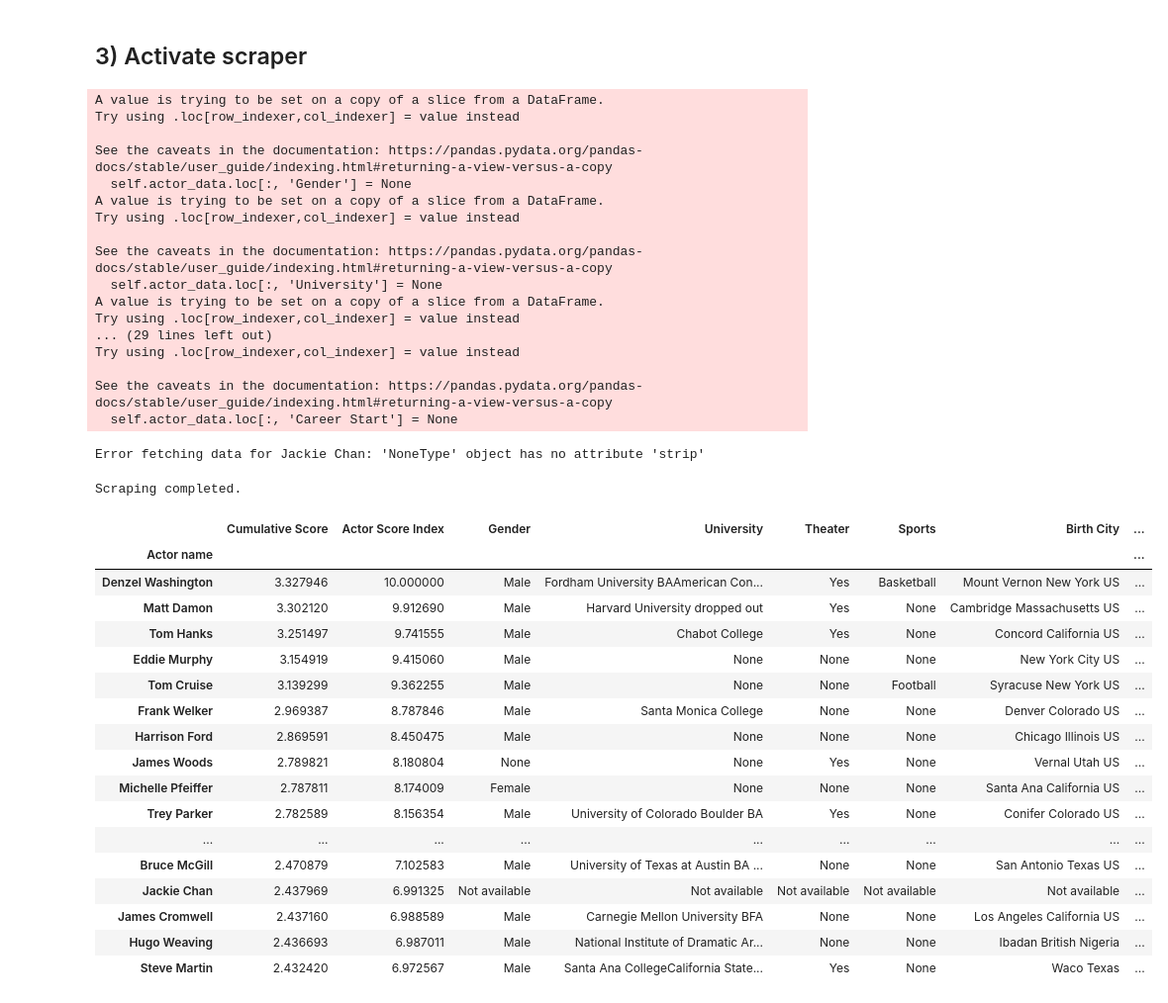
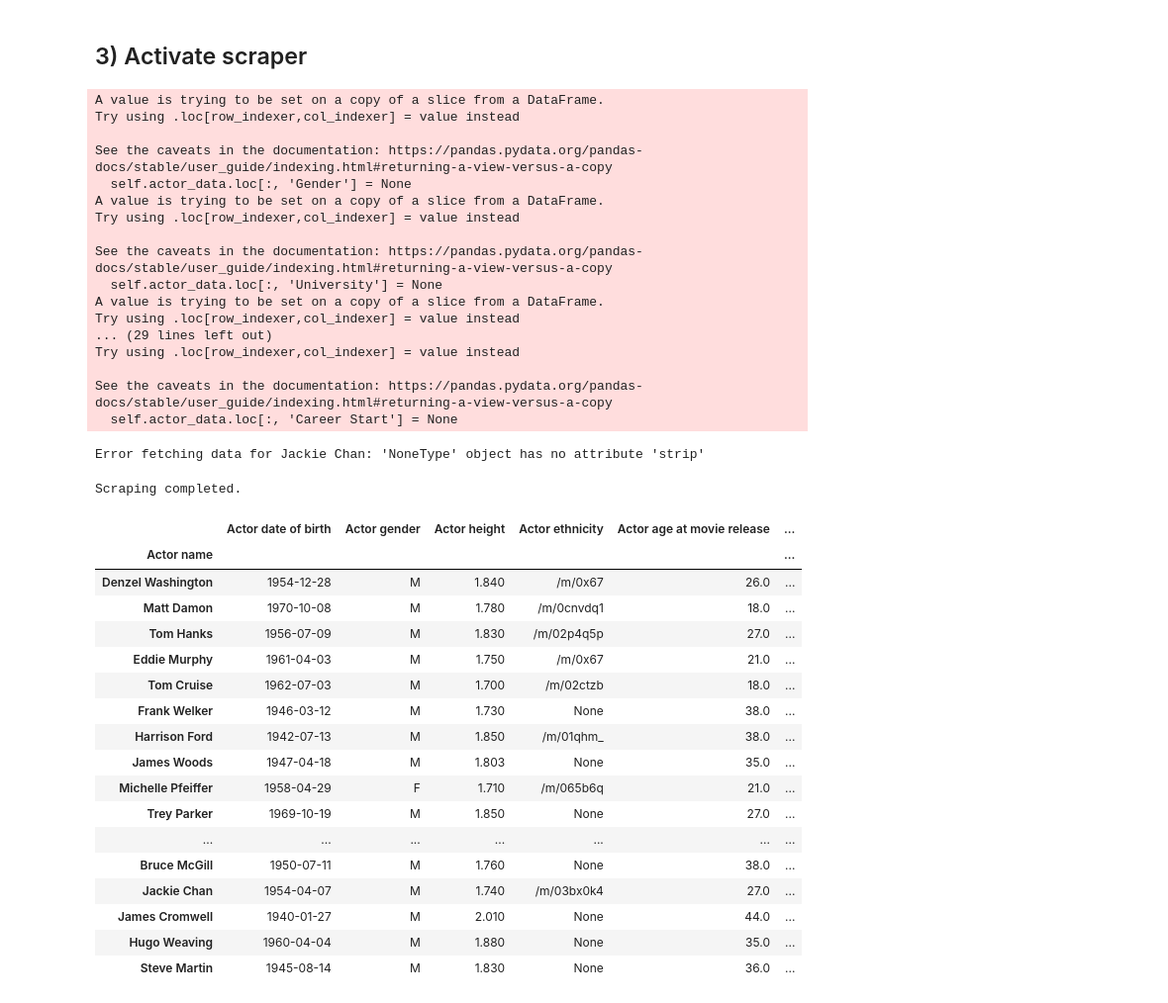
Before and after one commit to epfl-ada/ada-2024-project-sigma-squad, a Jupyter notebook: actor_data_completion.ipynb, the cells around one changed output. Shown: that part at 99% size. Drawn from its saved outputs; the diff is of its cells as text; code cells hidden in the pictures.

Commit message:
completed actor_data_completion

```diff
--- a/actor_data_completion.ipynb
+++ b/actor_data_completion.ipynb
@@ -30,16 +10,8 @@ character_data
-# %%
-def actor_data(clean_df):
-    merged_df = pd.merge(load_character_data(), clean_df, on='Freebase movie ID', how='inner')
-    merged_df['Movie star'] = merged_df['Movie star'].str.lower().str.replace(' ', '_')
-    merged_df['Actor name'] = merged_df['Actor name'].str.lower().str.replace(' ', '_')
-    merged_df = merged_df.dropna(subset=['Actor name'])
-    merged_df['Movie Count'] = merged_df.groupby('Actor name')['Movie name'].transform('count')
-
-    return merged_df
 # %%
 raw_df = raw_data()
 df = clean_data(raw_df)
 movie_success_index(df)
 actor_df = actor_data(df)
-actor_df = actor_success_index(actor_df)
+actor_data = actor_success_index(actor_df)
+actor_data
 # %% [output]
@@ -59,45 +32,45 @@ actor_df = actor_success_index(actor_df)
 # %% [markdown]
 ## 3) Activate scraper
 # %%
-test_sample = actor_df[:50]
+test_sample = actor_data[:50]
 spider = ActorScraper(test_sample)
 test_sample = spider.run_scraping()
 test_sample
 # %% [output]
 A value is trying to be set on a copy of a slice from a DataFrame.
 Try using .loc[row_indexer,col_indexer] = value instead
 
 See the caveats in the documentation: https://pandas.pydata.org/pandas-docs/stable/user_guide/indexing.html#returning-a-view-versus-a-copy
   self.actor_data.loc[:, 'Gender'] = None
 A value is trying to be set on a copy of a slice from a DataFrame.
 Try using .loc[row_indexer,col_indexer] = value instead
 
 See the caveats in the documentation: https://pandas.pydata.org/pandas-docs/stable/user_guide/indexing.html#returning-a-view-versus-a-copy
   self.actor_data.loc[:, 'University'] = None
 A value is trying to be set on a copy of a slice from a DataFrame.
 Try using .loc[row_indexer,col_indexer] = value instead
 ... (29 lines left out)
 Try using .loc[row_indexer,col_indexer] = value instead
 
 See the caveats in the documentation: https://pandas.pydata.org/pandas-docs/stable/user_guide/indexing.html#returning-a-view-versus-a-copy
   self.actor_data.loc[:, 'Career Start'] = None
 Error fetching data for Jackie Chan: 'NoneType' object has no attribute 'strip'
 Scraping completed.
-|  | Cumulative Score | Actor Score Index | Gender | University | Theater | Sports | Birth City | ... |
-| Actor name |  |  |  |  |  |  |  | ... |
-| Denzel Washington | 3.327946 | 10.000000 | Male | Fordham University BAAmerican Con... | Yes | Basketball | Mount Vernon New York US | ... |
-| Matt Damon | 3.302120 | 9.912690 | Male | Harvard University dropped out | Yes | None | Cambridge Massachusetts US | ... |
-| Tom Hanks | 3.251497 | 9.741555 | Male | Chabot College | Yes | None | Concord California US | ... |
-| Eddie Murphy | 3.154919 | 9.415060 | Male | None | None | None | New York City US | ... |
-| Tom Cruise | 3.139299 | 9.362255 | Male | None | None | Football | Syracuse New York US | ... |
-| Frank Welker | 2.969387 | 8.787846 | Male | Santa Monica College | None | None | Denver Colorado US | ... |
-| Harrison Ford | 2.869591 | 8.450475 | Male | None | None | None | Chicago Illinois US | ... |
-| James Woods | 2.789821 | 8.180804 | None | None | Yes | None | Vernal Utah US | ... |
-| Michelle Pfeiffer | 2.787811 | 8.174009 | Female | None | None | None | Santa Ana California US | ... |
-| Trey Parker | 2.782589 | 8.156354 | Male | University of Colorado Boulder BA | Yes | None | Conifer Colorado US | ... |
-| ... | ... | ... | ... | ... | ... | ... | ... | ... |
-| Bruce McGill | 2.470879 | 7.102583 | Male | University of Texas at Austin BA ... | None | None | San Antonio Texas US | ... |
-| Jackie Chan | 2.437969 | 6.991325 | Not available | Not available | Not available | Not available | Not available | ... |
-| James Cromwell | 2.437160 | 6.988589 | Male | Carnegie Mellon University BFA | None | None | Los Angeles California US | ... |
-| Hugo Weaving | 2.436693 | 6.987011 | Male | National Institute of Dramatic Ar... | None | None | Ibadan British Nigeria | ... |
-| Steve Martin | 2.432420 | 6.972567 | Male | Santa Ana CollegeCalifornia State... | Yes | None | Waco Texas | ... |
+|  | Actor date of birth | Actor gender | Actor height | Actor ethnicity | Actor age at movie release | ... |
+| Actor name |  |  |  |  |  | ... |
+| Denzel Washington | 1954-12-28 | M | 1.840 | /m/0x67 | 26.0 | ... |
+| Matt Damon | 1970-10-08 | M | 1.780 | /m/0cnvdq1 | 18.0 | ... |
+| Tom Hanks | 1956-07-09 | M | 1.830 | /m/02p4q5p | 27.0 | ... |
+| Eddie Murphy | 1961-04-03 | M | 1.750 | /m/0x67 | 21.0 | ... |
+| Tom Cruise | 1962-07-03 | M | 1.700 | /m/02ctzb | 18.0 | ... |
+| Frank Welker | 1946-03-12 | M | 1.730 | None | 38.0 | ... |
+| Harrison Ford | 1942-07-13 | M | 1.850 | /m/01qhm_ | 38.0 | ... |
+| James Woods | 1947-04-18 | M | 1.803 | None | 35.0 | ... |
+| Michelle Pfeiffer | 1958-04-29 | F | 1.710 | /m/065b6q | 21.0 | ... |
+| Trey Parker | 1969-10-19 | M | 1.850 | None | 27.0 | ... |
+| ... | ... | ... | ... | ... | ... | ... |
+| Bruce McGill | 1950-07-11 | M | 1.760 | None | 38.0 | ... |
+| Jackie Chan | 1954-04-07 | M | 1.740 | /m/03bx0k4 | 27.0 | ... |
+| James Cromwell | 1940-01-27 | M | 2.010 | None | 44.0 | ... |
+| Hugo Weaving | 1960-04-04 | M | 1.880 | None | 35.0 | ... |
+| Steve Martin | 1945-08-14 | M | 1.830 | None | 36.0 | ... |
```
Also changed, not shown: parts of 2 cells of this notebook, 3 other files.
